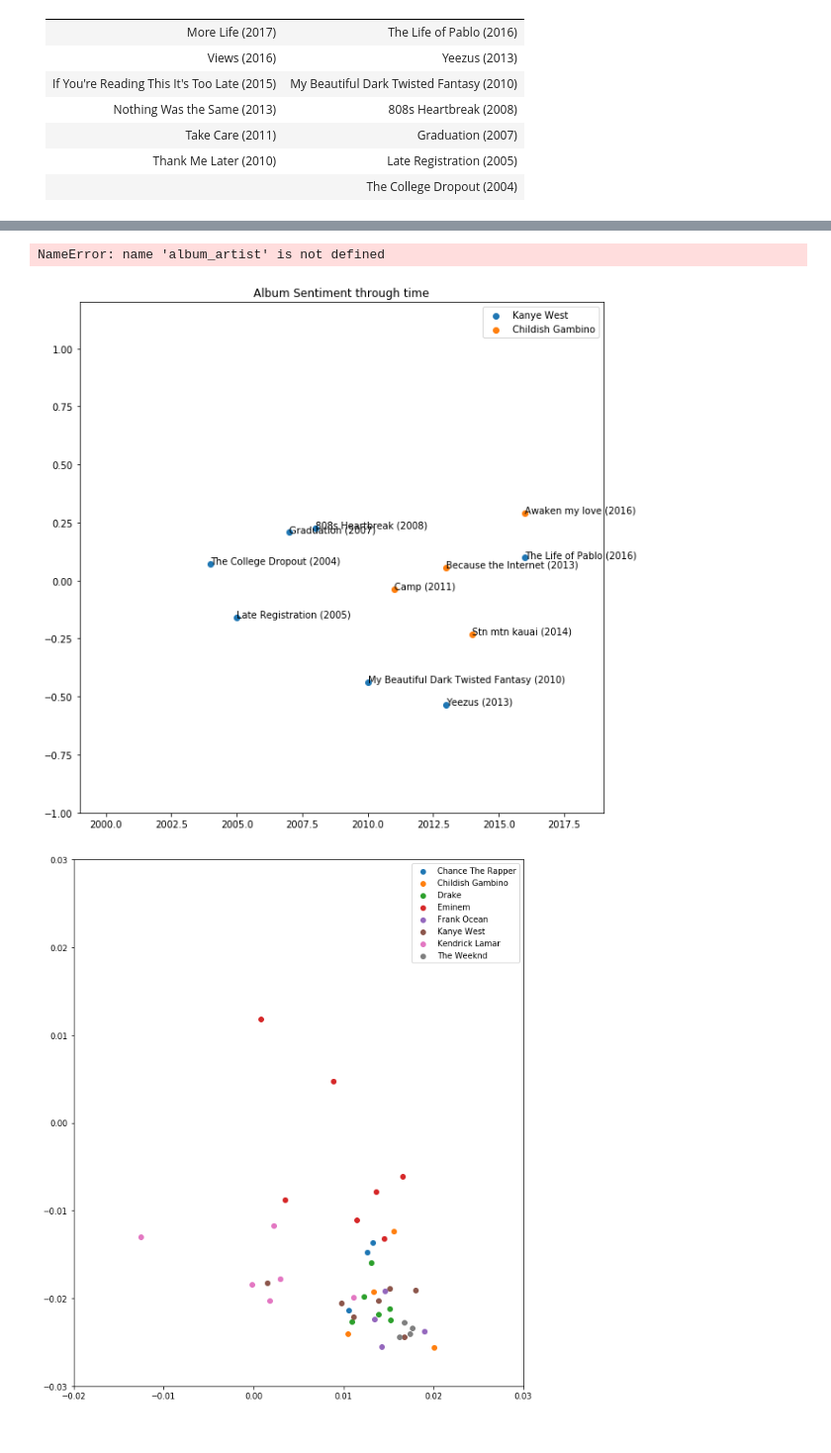
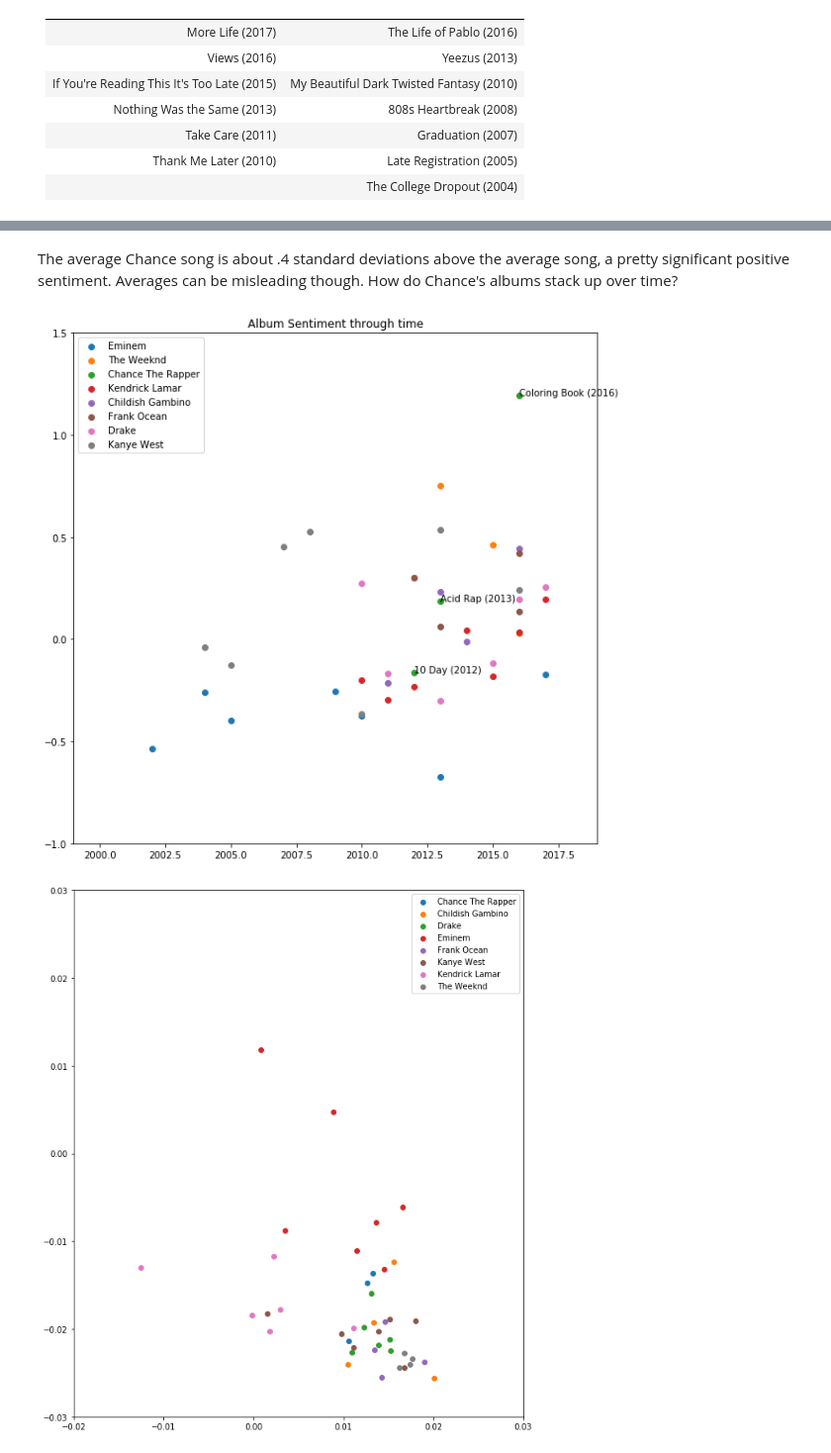
Before and after one commit to aliprasla/Portfolio, a Jupyter notebook: Music Lyrics/A Short History of Rappers.ipynb, the cells around one changed output, grey strips where cells are left out. Shown: that part at 99% size. Drawn from its saved outputs; the diff is of its cells as text; code cells hidden in the pictures.

```diff
--- a/Music Lyrics/A Short History of Rappers.ipynb
+++ b/Music Lyrics/A Short History of Rappers.ipynb
@@ -97,26 +86,25 @@ Name: NormPositive, dtype: float64
-# %%
-album_artist.Artist.unique()
-# %% [output]
-NameError: name 'album_artist' is not defined
+# %% [markdown]
+The average Chance song is about .4 standard deviations above the average song, a pretty significant positive sentiment. Averages can be misleading though. How do Chance's albums stack up over time?
 # %%
 album_artist = df.groupby(['AlbumName','Artist','Year'])['NormPositive'].mean()
 album_artist = album_artist.reset_index()
 album_artist.columns = ['AlbumName','Artist','Year','AverageNormPositive']
 fig = plt.figure(figsize =(10,10) )
 ax = fig.add_subplot(111)
 plot_artist = ['Kanye West','Childish Gambino']
-for artist in plot_artist:
+for artist in df.Artist.unique():
     current = album_artist[album_artist.Artist == artist]
     plt.scatter(current.Year,current.AverageNormPositive)
-    for Title, Year, Senti in zip(list(current.AlbumName.values),list(current.Year.values),list(current.AverageNormPositive.values)):
-        ax.annotate(Title + " ("+str(Year)+")",xy = (Year,Senti),textcoords='data')
-    plt.legend(plot_artist)
-    plt.ylim(-1,1.2)
+    if (artist == "Chance The Rapper"):
+        for Title, Year, Senti in zip(list(current.AlbumName.values),list(current.Year.values),list(current.AverageNormPositive.values)):
+             ax.annotate(Title + " ("+str(Year)+")",xy = (Year,Senti),textcoords='data')
+    plt.legend(df.Artist.unique())
+    plt.ylim(-1,1.5)
     plt.title('Album Sentiment through time')
     plt.xlim(1999,2019)
 plt.show()
 # %% [output]
-[figure, old version]
+[figure, new version]
 # %%
 import numpy as np
 def is_int(item):
```
Also changed, not shown: parts of 6 cells of this notebook.
